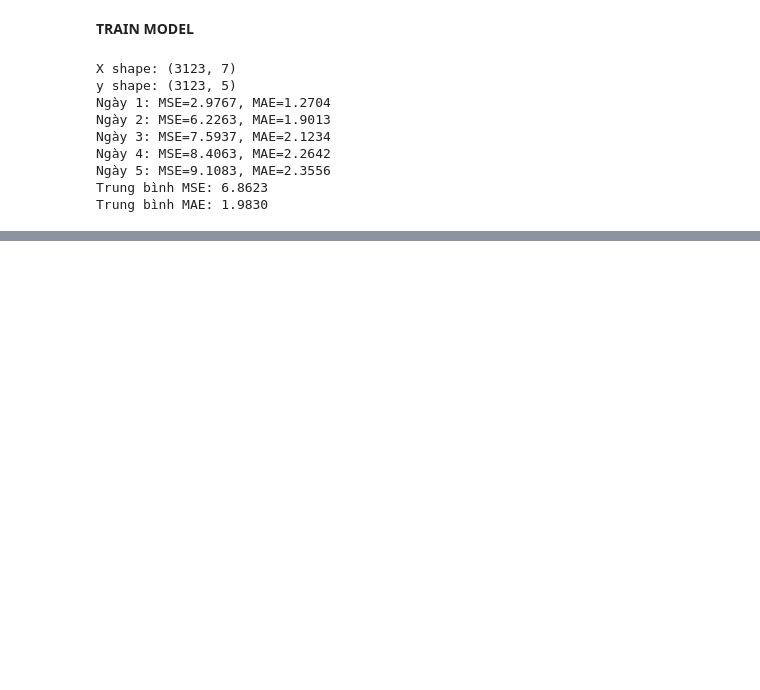
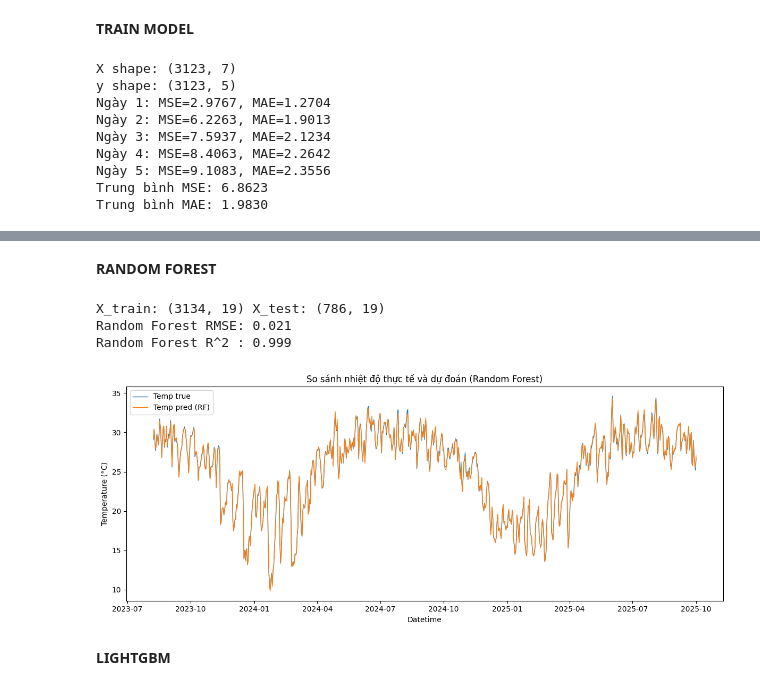
Before and after one commit to tungvoi38/Machine_Learning_Group_3, a Jupyter notebook: temperature_prediction_Hanoi/notebooks/Model_Klinh.ipynb, the cells around one changed output, grey strips where cells are left out. Drawn from its saved outputs; the diff is of its cells as text; code cells hidden in the pictures; blank space fills up the shorter version.

```diff
--- a/temperature_prediction_Hanoi/notebooks/Model_Klinh.ipynb
+++ b/temperature_prediction_Hanoi/notebooks/Model_Klinh.ipynb
@@ -446,0 +529,69 @@ Trung bình MAE: 1.9830
+# %% [markdown]
+**RANDOM FOREST**
+# %%
+from sklearn.ensemble import RandomForestRegressor
+from sklearn.metrics import mean_squared_error, r2_score
+import numpy as np
+import matplotlib.pyplot as plt
+import pandas as pd
+
+# Chọn feature numeric
+numeric_cols = train_data.select_dtypes(include=[np.number]).columns.tolist()
+if "temp" in numeric_cols:
+    numeric_cols.remove("temp")
+
+# Loại NaN (do lag/rolling)
+train_data_model = train_data.dropna(subset=numeric_cols + ["temp"])
+test_data_model  = test_data.dropna(subset=numeric_cols + ["temp"])
+
+X_train = train_data_model[numeric_cols]
+y_train = train_data_model["temp"].values
+X_test = test_data_model[numeric_cols]
+y_test = test_data_model["temp"].values
+
+print("X_train:", X_train.shape, "X_test:", X_test.shape)
+
+# Train Random Forest
+rf = RandomForestRegressor(
+    n_estimators=400,      # số cây
+    max_depth=None,        # để None cho cây tự mở rộng
+    min_samples_split=5,   # tránh overfit nhẹ
+    random_state=42,
+    n_jobs=-1              # dùng hết CPU cores
+)
+rf.fit(X_train, y_train)
+
+# Dự đoán
+y_pred = rf.predict(X_test)
+
+# Đánh giá
+rmse = mean_squared_error(y_test, y_pred)
+r2   = r2_score(y_test, y_pred)
+
+print(f"Random Forest RMSE: {rmse:.3f}")
+print(f"Random Forest R^2 : {r2:.3f}")
+
+# Plot so sánh
+results = test_data_model[["datetime", "temp"]].copy()
+results.rename(columns={"temp": "temp_true"}, inplace=True)
+results["temp_pred"] = y_pred
+
+results["datetime"] = pd.to_datetime(results["datetime"])
+results = results.sort_values("datetime")
+
+plt.figure(figsize=(12,5))
+plt.plot(results["datetime"], results["temp_true"], label="Temp true", linewidth=1)
+plt.plot(results["datetime"], results["temp_pred"], label="Temp pred (RF)", linewidth=1)
+plt.xlabel("Datetime")
+plt.ylabel("Temperature (°C)")
+plt.title("So sánh nhiệt độ thực tế và dự đoán (Random Forest)")
+plt.legend()
+plt.tight_layout()
+plt.show()
+# %% [output]
+X_train: (3134, 19) X_test: (786, 19)
+Random Forest RMSE: 0.021
+Random Forest R^2 : 0.999
+[figure, added]
+# %% [markdown]
+**LIGHTGBM**
```
Also changed, not shown: parts of 7 cells of this notebook.
